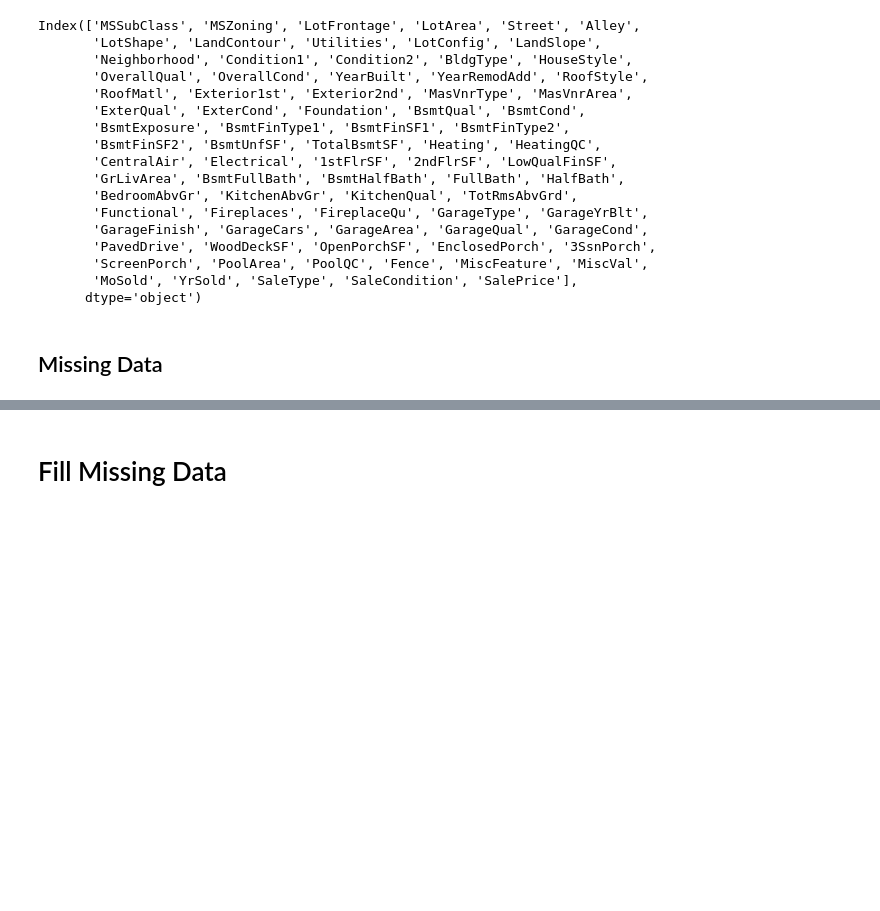
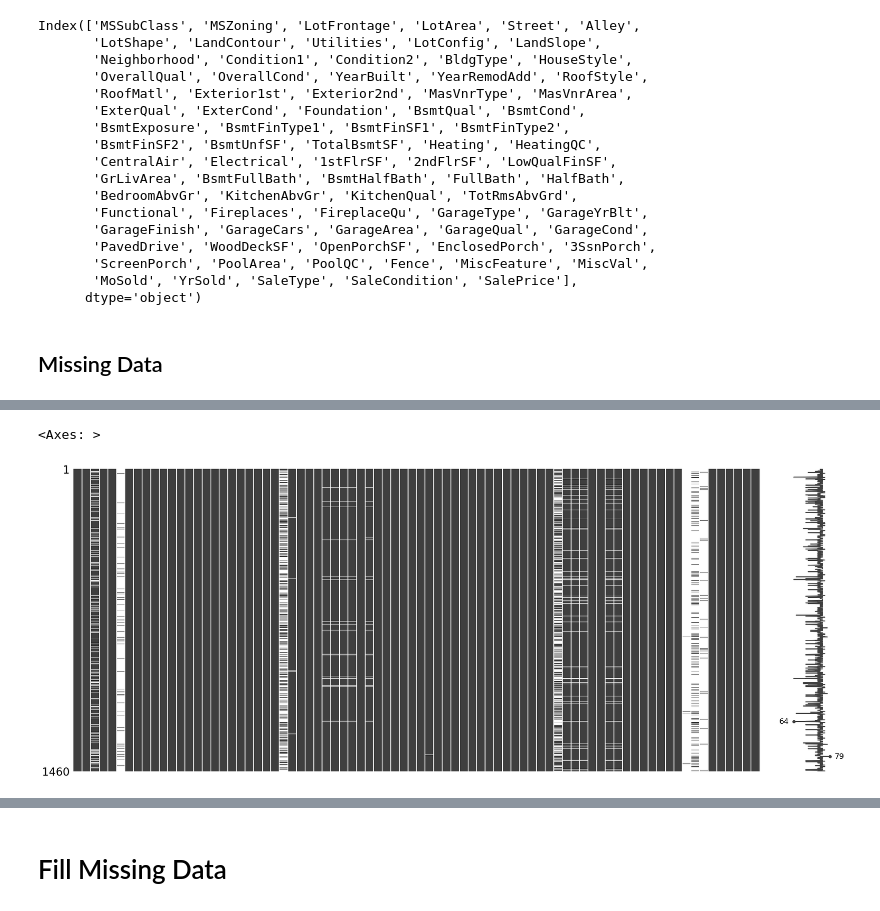
Before and after one commit to McArthurAdal/House-Price-Prediction-Kaggle, a Jupyter notebook: analysis.ipynb, the cells around one changed output, grey strips where cells are left out. Cells and saved outputs as stored; diff of their text form; code cells hidden in the pictures; blank space fills up the shorter version.

```diff
--- a/analysis.ipynb
+++ b/analysis.ipynb
@@ -134,3 +124,8 @@ PoolQC          1453
 Fence           1179
 MiscFeature     1406
 dtype: int64
+# %%
+msno.matrix(train)
+# %% [output]
+<Axes: >
+[figure, added]
```
Also changed, not shown: parts of 36 cells of this notebook, 2 other files.
